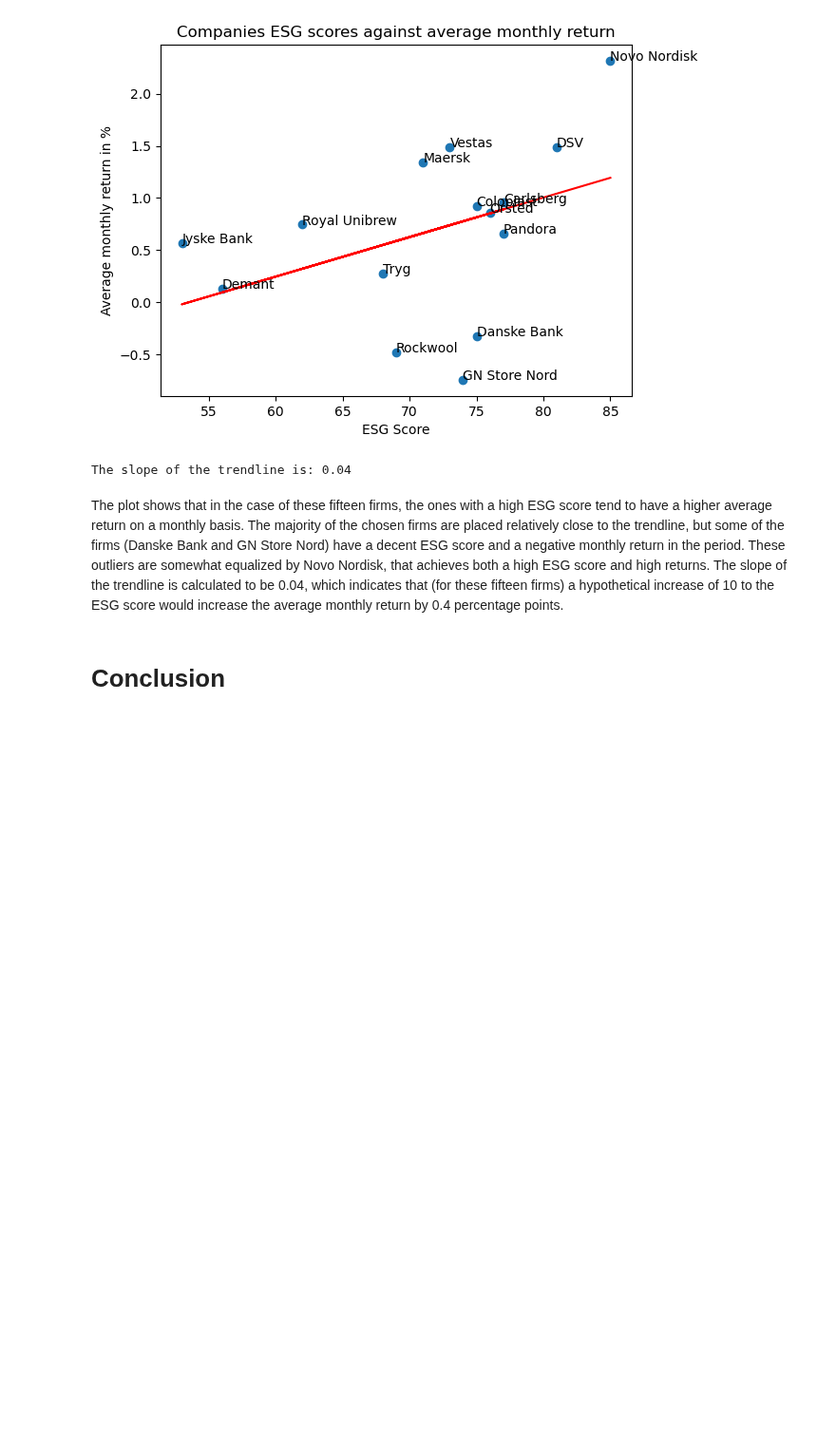
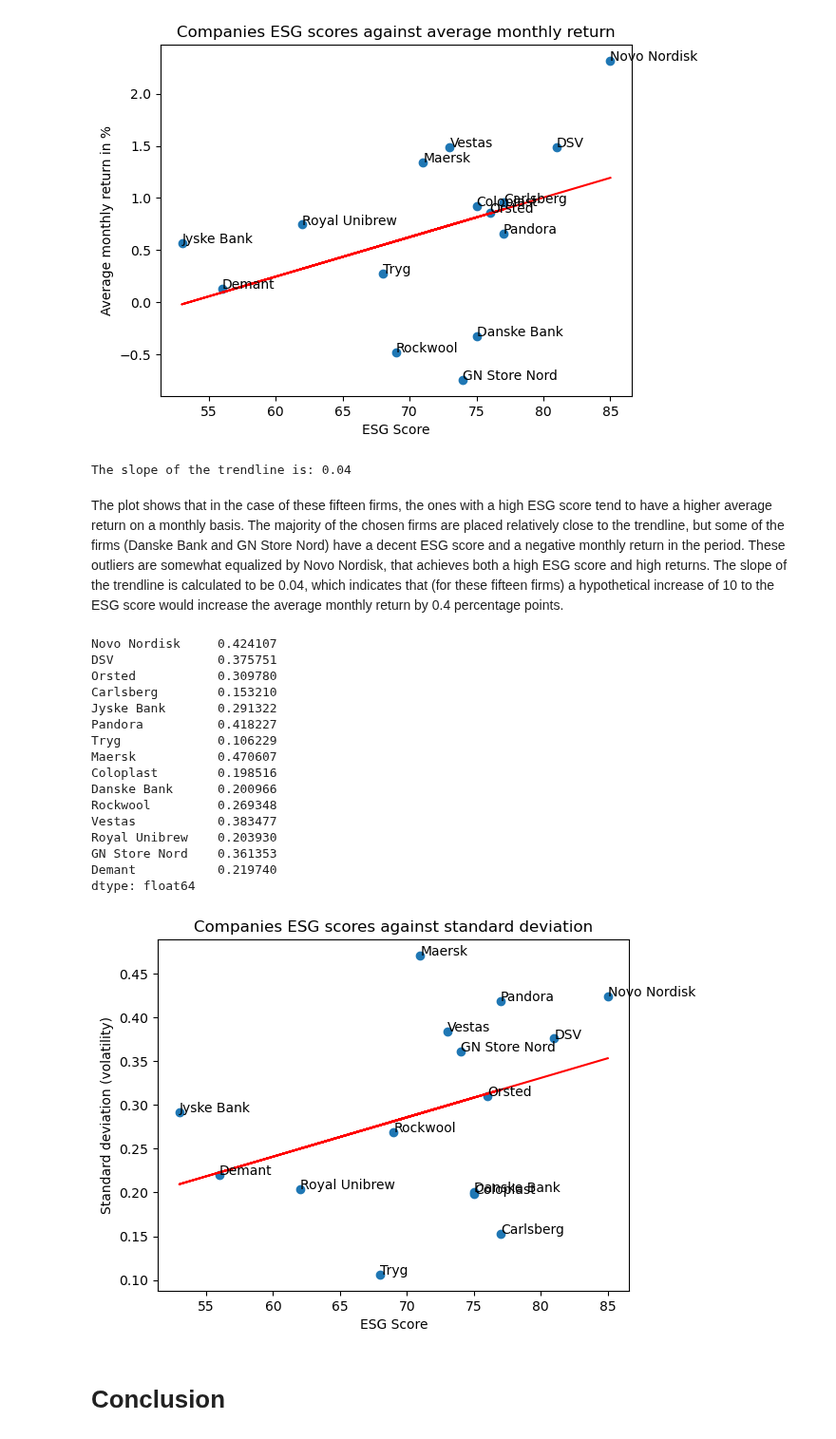
Before and after one commit to NumEconCopenhagen/projects-2023-mmj, a Jupyter notebook: dataproject/dataproject.ipynb, the cells around one changed output. Shown at 95% size. Cells and saved outputs as stored; diff of their text form; code cells hidden in the pictures; blank space fills up the shorter version.

```diff
--- a/dataproject/dataproject.ipynb
+++ b/dataproject/dataproject.ipynb
@@ -143,5 +143,42 @@ dtype: float64
 The slope of the trendline is: 0.04
 # %% [markdown]
 The plot shows that in the case of these fifteen firms, the ones with a high ESG score tend to have a higher average return on a monthly basis. The majority of the chosen firms are placed relatively close to the trendline, but some of the firms (Danske Bank and GN Store Nord) have a decent ESG score and a negative monthly return in the period. These outliers are somewhat equalized by Novo Nordisk, that achieves both a high ESG score and high returns. The slope of the trendline is calculated to be 0.04, which indicates that (for these fifteen firms) a hypothetical increase of 10 to the ESG score would increase the average monthly return by 0.4 percentage points.
+# %%
+# compute standard deviations of the log prices of the companies
+sd = np.std(log_prices)
+print(sd)
+
+# create a scatter plot plotting ESG scores against the standard deviations
+plt.scatter(df['ESG Score'], sd)
+# add annotations
+for i, txt in enumerate(df['Companies']):
+    plt.annotate(txt, (df['ESG Score'][i], sd[i]))
+# include a linear regression line
+x = df['ESG Score']
+y = sd
+m, b = np.polyfit(x, y, 1)
+plt.plot(x, m*x + b, color='red')
+plt.xlabel('ESG Score')
+plt.ylabel('Standard deviation (volatility)')
+plt.title('Companies ESG scores against standard deviation')
+plt.show()
+# %% [output]
+Novo Nordisk     0.424107
+DSV              0.375751
+Orsted           0.309780
+Carlsberg        0.153210
+Jyske Bank       0.291322
+Pandora          0.418227
+Tryg             0.106229
+Maersk           0.470607
+Coloplast        0.198516
+Danske Bank      0.200966
+Rockwool         0.269348
+Vestas           0.383477
+Royal Unibrew    0.203930
+GN Store Nord    0.361353
+Demant           0.219740
+dtype: float64
+[figure, added]
 # %% [markdown]
 # Conclusion
```
